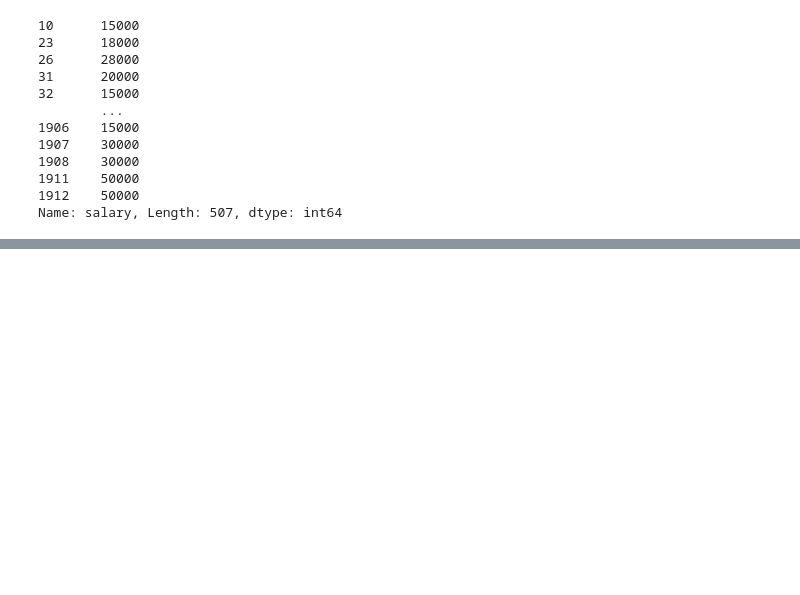
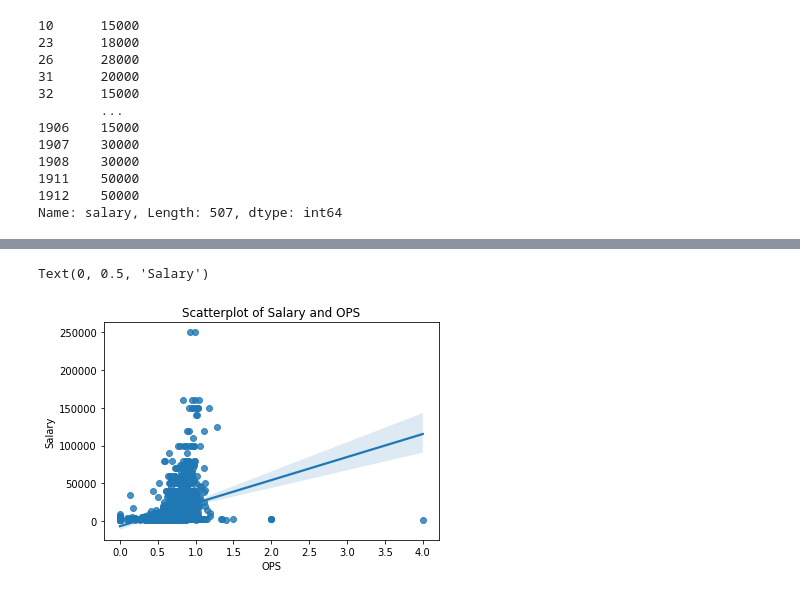
Before and after one commit to kkalkkkal/Datathon_KBO, a Jupyter notebook: KBO_hspark.ipynb, the cells around one changed output, grey strips where cells are left out. Drawn from its saved outputs; the diff is of its cells as text; code cells hidden in the pictures; blank space fills up the shorter version.

```diff
--- a/KBO_hspark.ipynb
+++ b/KBO_hspark.ipynb
@@ -195,0 +248,9 @@ Name: salary, Length: 507, dtype: int64
+# %%
+ax1 = plt.subplots()
+ax1 = sns.regplot(x='OPS', y='salary', data=df)
+ax1.set_title('Scatterplot of Salary and OPS')
+ax1.set_xlabel('OPS')
+ax1.set_ylabel('Salary')
+# %% [output]
+Text(0, 0.5, 'Salary')
+[figure, added]
```
Also changed, not shown: parts of 15 cells of this notebook.
